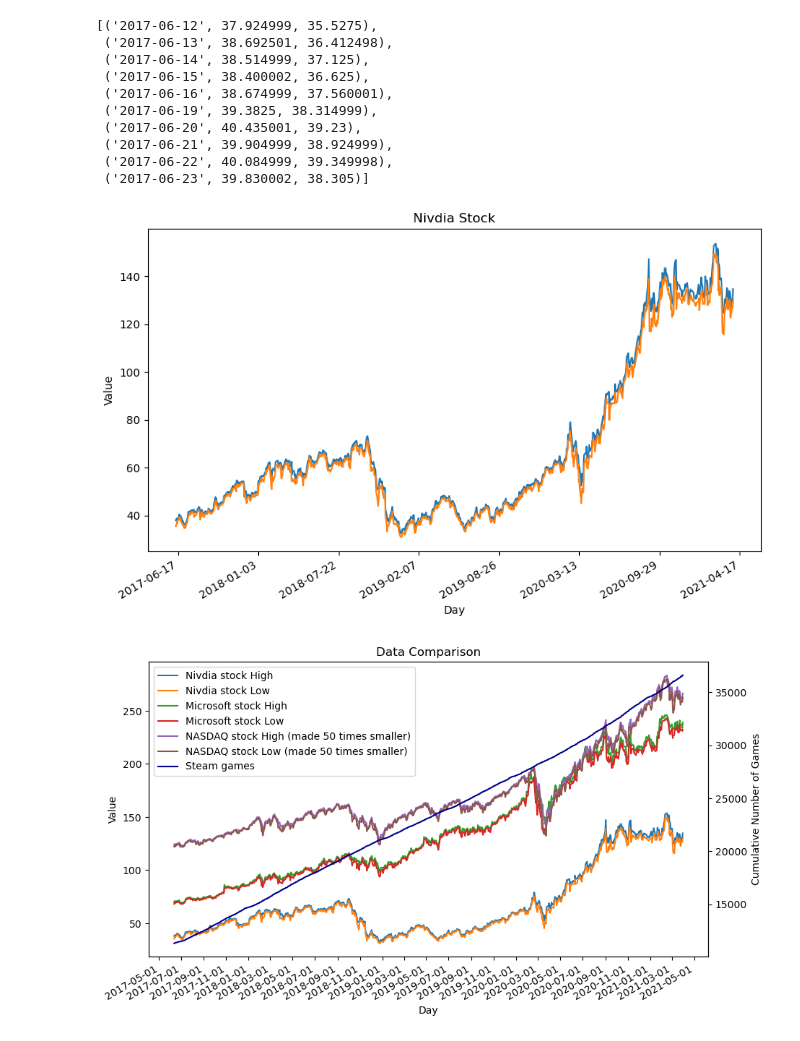
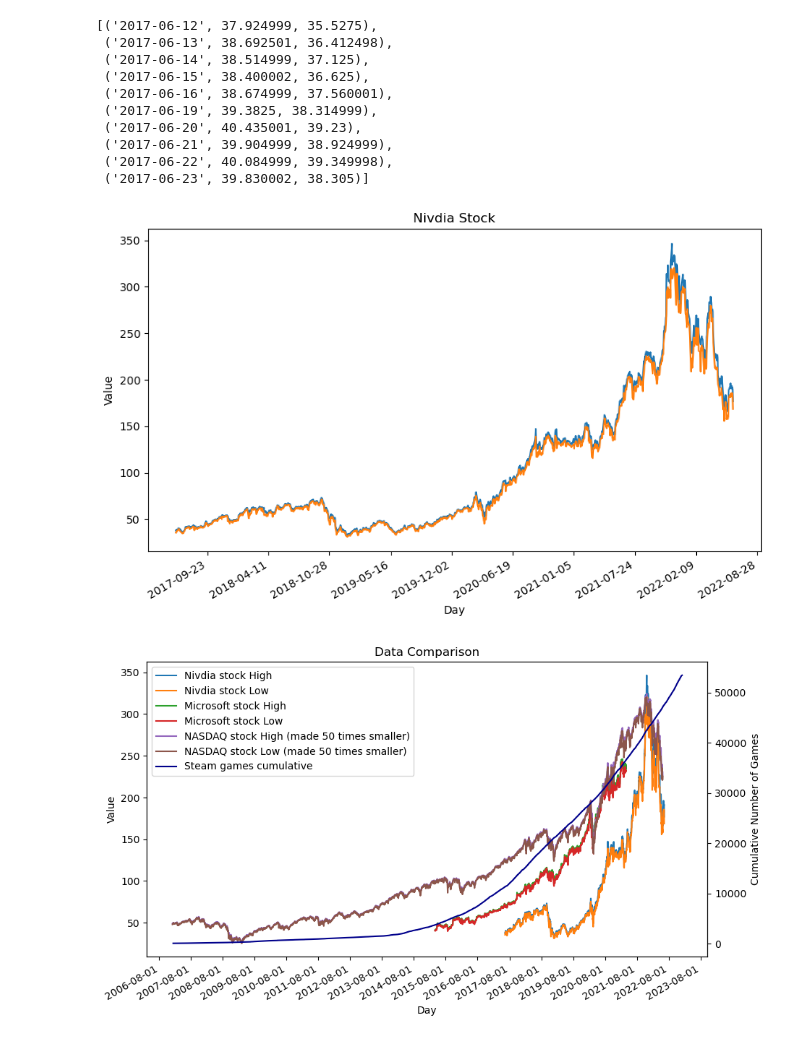
Before and after one commit to VinsiGit/Data-presentation, a Jupyter notebook: project.ipynb, the cells around one changed output. Drawn from its saved outputs; the diff is of its cells as text; code cells hidden in the pictures.

```diff
--- a/project.ipynb
+++ b/project.ipynb
@@ -37,0 +39,6 @@ end_date='2021-03-31'
+# %%
+start_date = '2007-01-01'
+
+end_date='2023-01-01'
+
+days=30
@@ -42,6 +51,7 @@ df = df.withColumn('Release Date', to_date(df['Release Date'], 'd MMM, yyyy'))
 df = df.withColumn('Release Date', date_format(df['Release Date'], 'yyyy-MM-dd'))
 
 df = df.filter(df['Release Date'].isNotNull())
+
 # df.show()
 
 # df_Steam = df.rdd
@@ -56,10 +66,14 @@ df = df.groupBy('Release Date').count()
 # Calculate the cumulative count
 df = df.withColumn('count_cumulative', F.sum('count').over(Window.orderBy('Release Date')))
 
+window = Window.orderBy('Release Date').rowsBetween(-1*days, 0)  # Change the range according to your needs
+
+df = df.withColumn('moving_average', avg(df['count']).over(window))
+
 
 df_steam= df.rdd
 
-df_steam_loc = df_steam.map(lambda r: (r['Release Date'],float(r['count']),float(r['count_cumulative']))) #float(r['Open']),float(r['High']),float(r['Low']),float(r['Close']),int(r['Volume'])
+df_steam_loc = df_steam.map(lambda r: (r['Release Date'],float(r['count']),float(r['count_cumulative']),float(r['moving_average']))) #float(r['Open']),float(r['High']),float(r['Low']),float(r['Close']),int(r['Volume'])
 df_steam_loc = df_steam_loc.filter(lambda t:start_date<= t[0] <= end_date)
 
 df_steam_loc.take(10)
@@ -299,7 +338,7 @@ plt.gcf().autofmt_xdate()
 
 plt.show()
 # %% [output]
-[figure, old version]
+[figure, new version]
 # %%
 plt.figure(figsize=(10, 6))
 
@@ -329,7 +368,9 @@ x3 = [mdates.datestr2num(i) for i in x3]
 
 
 x4 = df_steam_loc.map(lambda t: t[0]).collect()
-y41 = df_steam_loc.map(lambda t: t[2]).collect()
+y41 = df_steam_loc.map(lambda t: t[1]).collect()
+
+y42 = df_steam_loc.map(lambda t: t[2]).collect()
 
 x4 = [mdates.datestr2num(i) for i in x4]
 
@@ -354,38 +395,35 @@ plt.plot(x3, y31, label=f'NASDAQ stock High (made {scale} times smaller)')
 plt.plot(x3, y32, label=f'NASDAQ stock Low (made {scale} times smaller)')
 
 
 
 handles1, labels1 = plt.gca().get_legend_handles_labels()
 
 # Create a secondary y-axis
 ax2 = plt.gca().twinx()
 
 # Plot on the secondary y-axis
 
 
-ax2.plot(x4, y41, color='darkblue', label='Steam games')
-# ax2.plot(x4, y42, color='darkblue', label='Steam games')
+ax2.plot(x4, y42, color='darkblue', label='Steam games cumulative')
 
-# Set the y-label for the secondary y-axis
+
+# ax2.plot(x4, y41, color='blue', label='Steam games daily')
 ax2.set_ylabel('Cumulative Number of Games')
 
-# Get the legend handles and labels for the first plot
 
-# Get the legend handles and labels for the second plot (ax2)
 handles2, labels2 = ax2.get_legend_handles_labels()
 
 # Combine the handles and labels
 handles = handles1 + handles2
 labels = labels1 + labels2
 
-# Create a single legend
 plt.legend(handles, labels)
 
 
 plt.gca().xaxis.set_major_formatter(mdates.DateFormatter('%Y-%m-%d'))
-plt.gca().xaxis.set_major_locator(mdates.MonthLocator(interval=2))
+plt.gca().xaxis.set_major_locator(mdates.MonthLocator(interval=12))
 plt.gcf().autofmt_xdate()
 
 plt.show()
 # %% [output]
-[figure, old version]
+[figure, new version]
```
Also changed, not shown: parts of 12 cells of this notebook.
